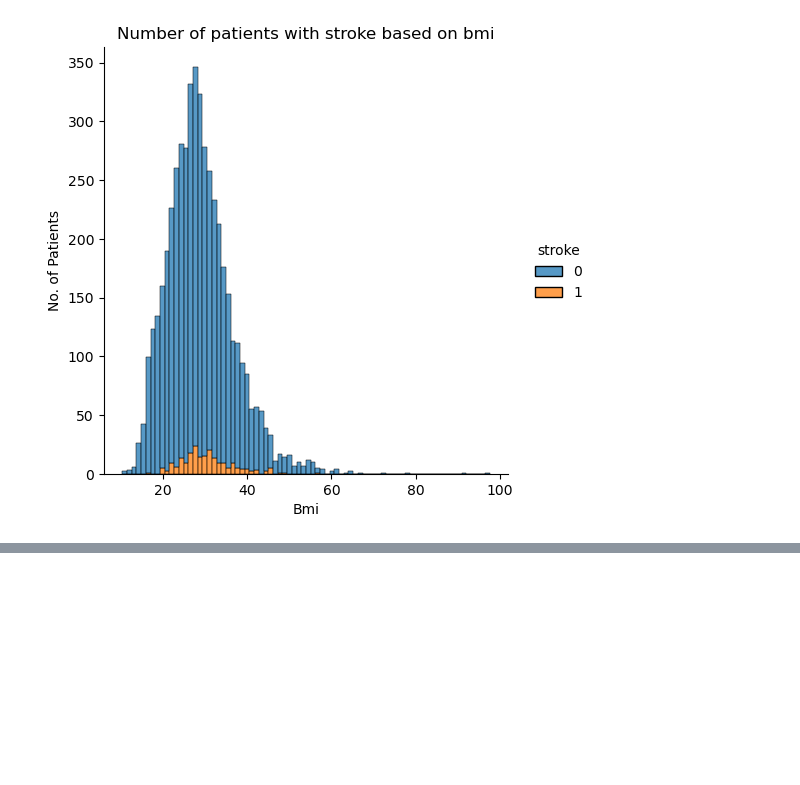
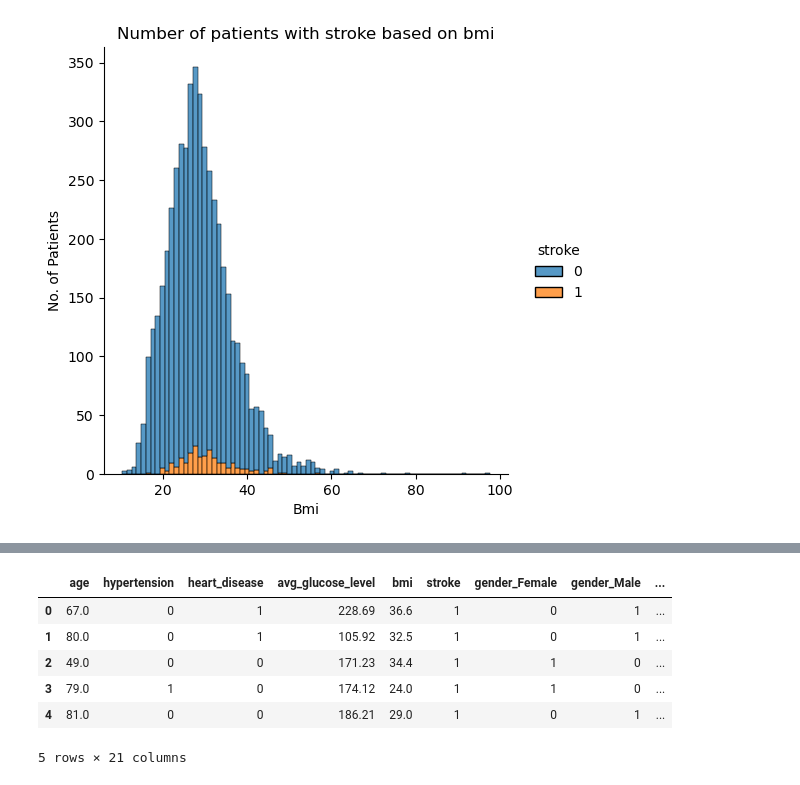
Before and after one commit to maninder56/Predicting-Risk-of-Stroke-using-Machine-Learning, a Jupyter notebook: stroke_prediction.ipynb, the cells around one changed output, grey strips where cells are left out. Saved outputs shown, nothing was run; the diff lists cells and outputs as text; code cells hidden in the pictures; blank space fills up the shorter version.

```diff
--- a/stroke_prediction.ipynb
+++ b/stroke_prediction.ipynb
@@ -192,0 +211,5 @@ for i in df.drop(['stroke'], axis=1):                          # exclude stroke
+# %%
+# changing categorical features into 0 and 1 values
+print("Original features:\n", list(df.columns), "\n")
+df_dummies = pd.get_dummies(df)
+print("Features after get_dummies:\n", list(df_dummies.columns))
@@ -192,0 +222,10 @@ for i in df.drop(['stroke'], axis=1):                          # exclude stroke
+# %%
+df_dummies.head()
+# %% [output]
+|  | age | hypertension | heart_disease | avg_glucose_level | bmi | stroke | gender_Female | gender_Male | ... |
+| 0 | 67.0 | 0 | 1 | 228.69 | 36.6 | 1 | 0 | 1 | ... |
+| 1 | 80.0 | 0 | 1 | 105.92 | 32.5 | 1 | 0 | 1 | ... |
+| 2 | 49.0 | 0 | 0 | 171.23 | 34.4 | 1 | 1 | 0 | ... |
+| 3 | 79.0 | 1 | 0 | 174.12 | 24.0 | 1 | 1 | 0 | ... |
+| 4 | 81.0 | 0 | 0 | 186.21 | 29.0 | 1 | 0 | 1 | ... |
+5 rows × 21 columns
```
Also changed, not shown: parts of 13 cells of this notebook.
